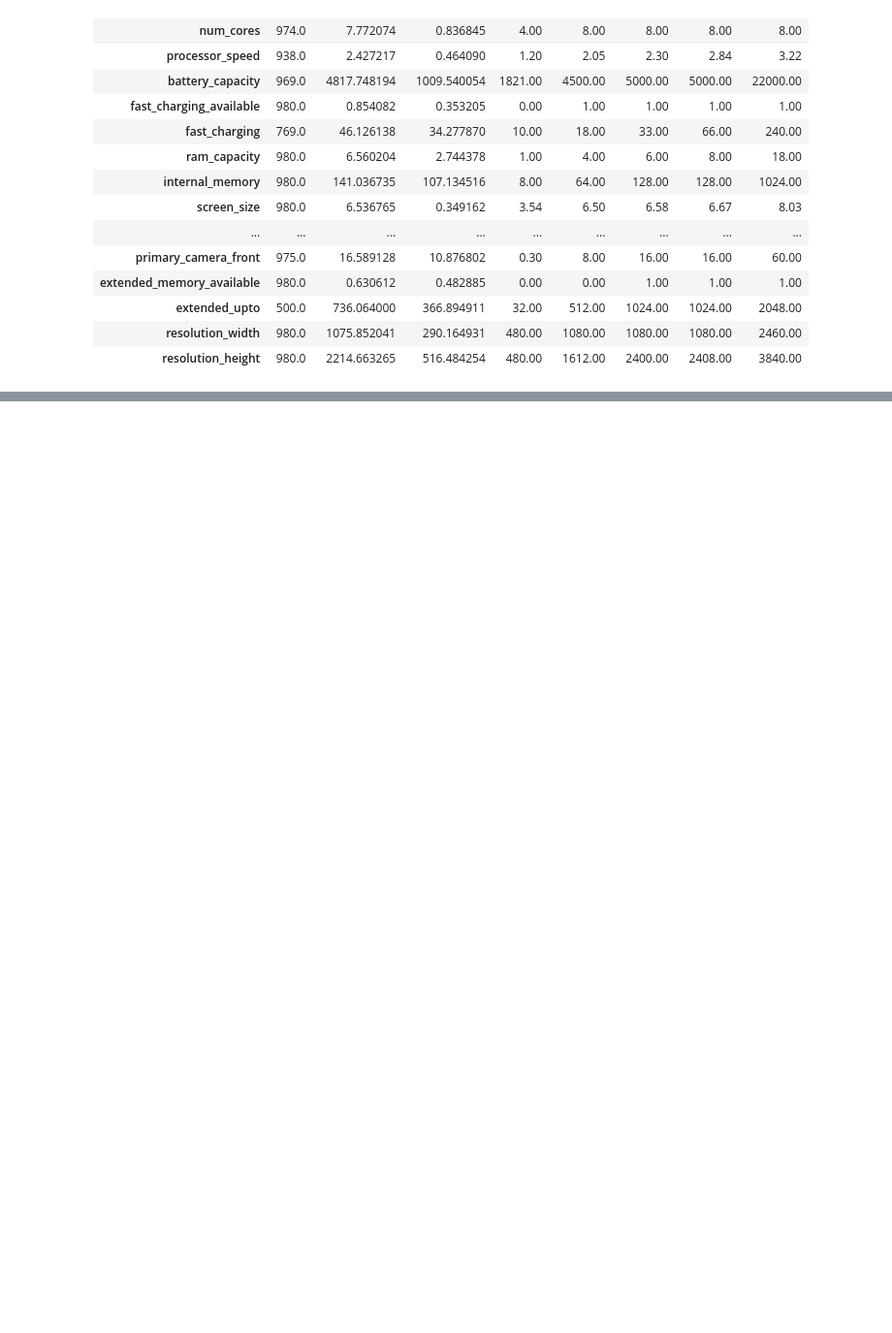
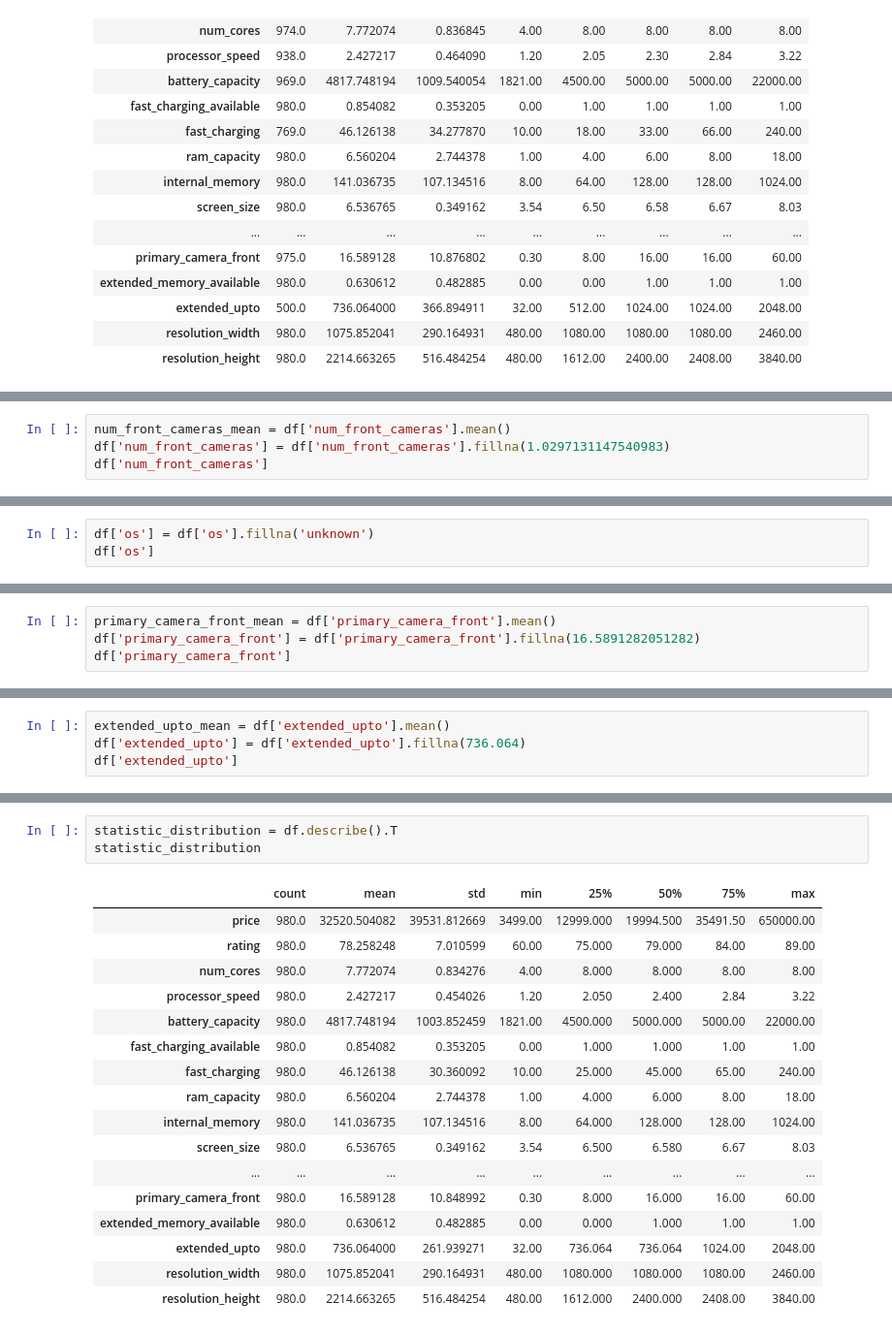
Before and after one commit to Danialezzat/smartphone-project, a Jupyter notebook: smartphone.ipynb, the cells around one changed output, grey strips where cells are left out. Shown at 97% size. Cells and saved outputs as stored; diff of their text form; blank space fills up the shorter version.

```diff
--- a/smartphone.ipynb
+++ b/smartphone.ipynb
@@ -55,0 +206,4 @@ df.describe().T
+# %%
+num_front_cameras_mean = df['num_front_cameras'].mean()
+df['num_front_cameras'] = df['num_front_cameras'].fillna(1.0297131147540983)
+df['num_front_cameras']
@@ -55,0 +223,3 @@ df.describe().T
+# %%
+df['os'] = df['os'].fillna('unknown')
+df['os']
@@ -55,0 +239,4 @@ df.describe().T
+# %%
+primary_camera_front_mean = df['primary_camera_front'].mean()
+df['primary_camera_front'] = df['primary_camera_front'].fillna(16.5891282051282)
+df['primary_camera_front']
@@ -55,0 +256,4 @@ df.describe().T
+# %%
+extended_upto_mean = df['extended_upto'].mean()
+df['extended_upto'] = df['extended_upto'].fillna(736.064)
+df['extended_upto']
@@ -55,0 +293,21 @@ df.describe().T
+# %%
+statistic_distribution = df.describe().T
+statistic_distribution
+# %% [output]
+|  | count | mean | std | min | 25% | 50% | 75% | max |
+| price | 980.0 | 32520.504082 | 39531.812669 | 3499.00 | 12999.000 | 19994.500 | 35491.50 | 650000.00 |
+| rating | 980.0 | 78.258248 | 7.010599 | 60.00 | 75.000 | 79.000 | 84.00 | 89.00 |
+| num_cores | 980.0 | 7.772074 | 0.834276 | 4.00 | 8.000 | 8.000 | 8.00 | 8.00 |
+| processor_speed | 980.0 | 2.427217 | 0.454026 | 1.20 | 2.050 | 2.400 | 2.84 | 3.22 |
+| battery_capacity | 980.0 | 4817.748194 | 1003.852459 | 1821.00 | 4500.000 | 5000.000 | 5000.00 | 22000.00 |
+| fast_charging_available | 980.0 | 0.854082 | 0.353205 | 0.00 | 1.000 | 1.000 | 1.00 | 1.00 |
+| fast_charging | 980.0 | 46.126138 | 30.360092 | 10.00 | 25.000 | 45.000 | 65.00 | 240.00 |
+| ram_capacity | 980.0 | 6.560204 | 2.744378 | 1.00 | 4.000 | 6.000 | 8.00 | 18.00 |
+| internal_memory | 980.0 | 141.036735 | 107.134516 | 8.00 | 64.000 | 128.000 | 128.00 | 1024.00 |
+| screen_size | 980.0 | 6.536765 | 0.349162 | 3.54 | 6.500 | 6.580 | 6.67 | 8.03 |
+| ... | ... | ... | ... | ... | ... | ... | ... | ... |
+| primary_camera_front | 980.0 | 16.589128 | 10.848992 | 0.30 | 8.000 | 16.000 | 16.00 | 60.00 |
+| extended_memory_available | 980.0 | 0.630612 | 0.482885 | 0.00 | 0.000 | 1.000 | 1.00 | 1.00 |
+| extended_upto | 980.0 | 736.064000 | 261.939271 | 32.00 | 736.064 | 736.064 | 1024.00 | 2048.00 |
+| resolution_width | 980.0 | 1075.852041 | 290.164931 | 480.00 | 1080.000 | 1080.000 | 1080.00 | 2460.00 |
+| resolution_height | 980.0 | 2214.663265 | 516.484254 | 480.00 | 1612.000 | 2400.000 | 2408.00 | 3840.00 |
```
Also changed, not shown: parts of 16 cells of this notebook.
